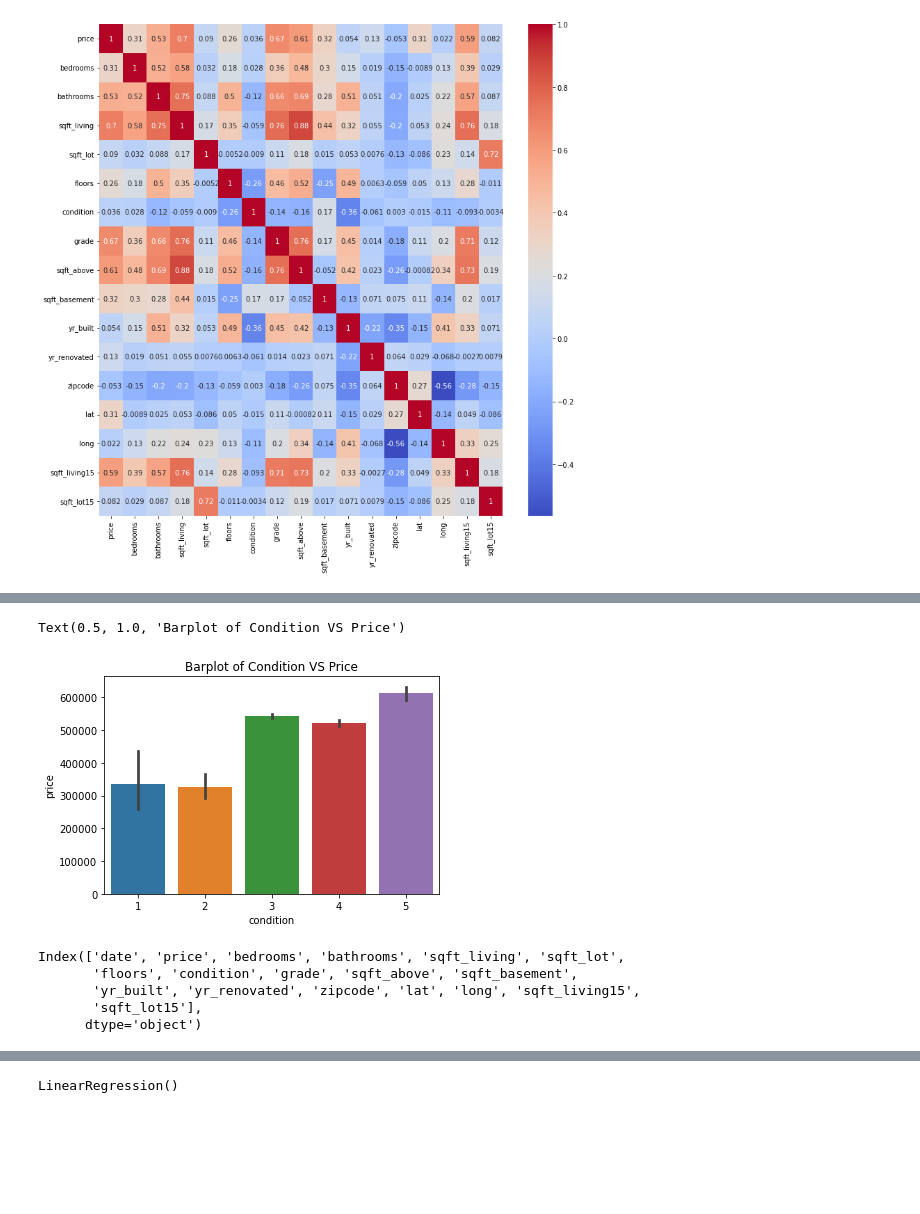
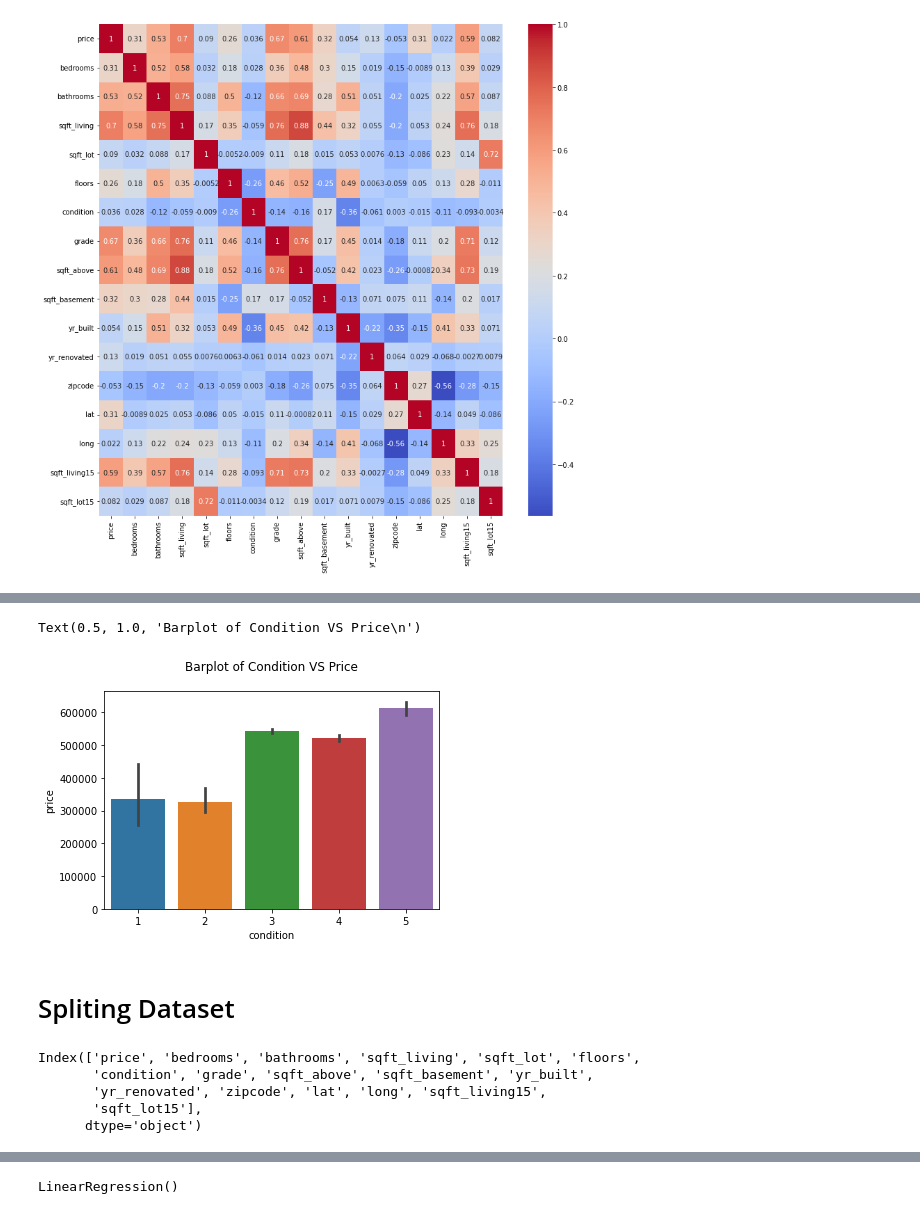
Before and after one commit to aaneloy/DATA2010-Fall2021-Lab, a Jupyter notebook: House_Price_Prediction.ipynb, the cells around one changed output, grey strips where cells are left out. Drawn from its saved outputs; the diff is of its cells as text; code cells hidden in the pictures; blank space fills up the shorter version.

```diff
--- a/House_Price_Prediction.ipynb
+++ b/House_Price_Prediction.ipynb
@@ -36,6 +40,6 @@ Index(['date', 'price', 'bedrooms', 'bathrooms', 'sqft_living', 'sqft_lot',
 # %%
 url = 'https://raw.githubusercontent.com/aaneloy/DATA2010-Fall2021-Lab/main/Dataset/house_data.csv'
 
-house_data = pd.read_csv(url, index_col=0, parse_dates=[0])
+house_data = pd.read_csv(url, header=0)
 house_data
 # %% [output]
@@ -104,7 +111,7 @@ sqft_living15    0
 sqft_lot15       0
 dtype: int64
 # %%
-house_data = house_data.drop(['waterfront', 'view'], axis= 1)
+house_data = house_data.drop(['id','waterfront', 'view','date'], axis= 1)
 # %%
 house_data
 # %% [output]
@@ -167,14 +179,16 @@ plt.savefig("countplot")
 # %%
 sns.barplot(x = 'condition', y = 'price', data = house_data)
-plt.title("Barplot of Condition VS Price")
+plt.title("Barplot of Condition VS Price\n")
 # %% [output]
-Text(0.5, 1.0, 'Barplot of Condition VS Price')
+Text(0.5, 1.0, 'Barplot of Condition VS Price\n')
-[figure, old version]
+[figure, new version]
+# %% [markdown]
+# Spliting Dataset
 # %%
 house_data.columns
 # %% [output]
-Index(['date', 'price', 'bedrooms', 'bathrooms', 'sqft_living', 'sqft_lot',
-       'floors', 'condition', 'grade', 'sqft_above', 'sqft_basement',
-       'yr_built', 'yr_renovated', 'zipcode', 'lat', 'long', 'sqft_living15',
+Index(['price', 'bedrooms', 'bathrooms', 'sqft_living', 'sqft_lot', 'floors',
+       'condition', 'grade', 'sqft_above', 'sqft_basement', 'yr_built',
+       'yr_renovated', 'zipcode', 'lat', 'long', 'sqft_living15',
        'sqft_lot15'],
       dtype='object')
```
Also changed, not shown: parts of 71 cells of this notebook, 1 other file.
